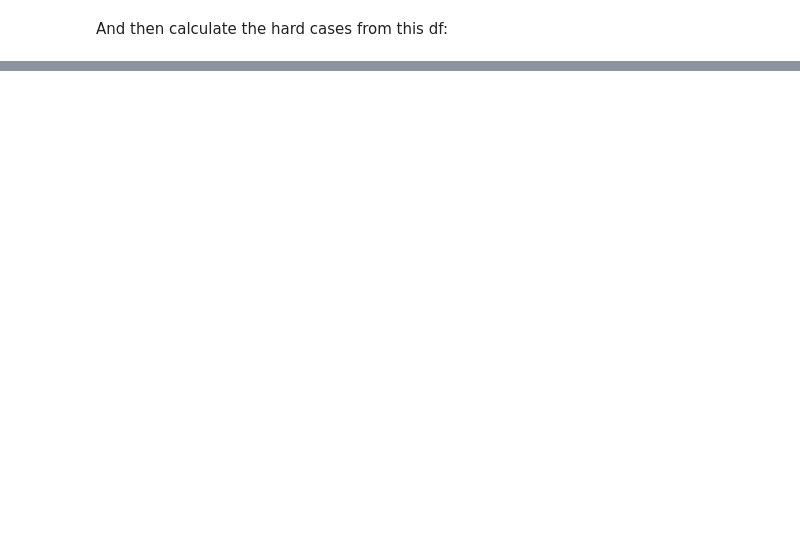
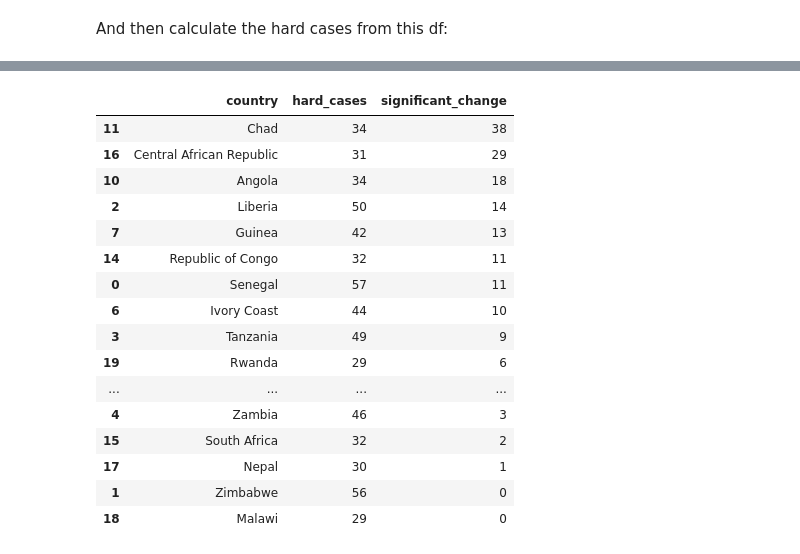
Before and after one commit to lboekestein/capstone, a Jupyter notebook: src/ACLED/ACLED.ipynb, the cells around one changed output, grey strips where cells are left out. Cells and saved outputs as stored; diff of their text form; code cells hidden in the pictures; blank space fills up the shorter version.

Commit message:
Computed amount of hard cases and log change on country-month level

```diff
--- a/src/ACLED/ACLED.ipynb
+++ b/src/ACLED/ACLED.ipynb
@@ -119,5 +99,2 @@ def calculate_fatalities_last_month(df):
 # %% [markdown]
 And then calculate the hard cases from this df:
-# %%
-df_monthly = calculate_fatalities_last_month(all_country_df)
-df_monthly.head()
@@ -129,0 +101,3 @@ NameError: name 'df_monthly' is not defined
+# %%
+# set df_montly["hard cases"] to true if fatalities of current month is > 0 and fatalities of previous month was 0
+df_monthly["hard_cases"] = (df_monthly["fatalities"] > 0) & (df_monthly["fatalities"].shift(1) == 0)
@@ -129,0 +110,2 @@ NameError: name 'df_monthly' is not defined
+# %%
+df_monthly["log change"] = np.log(df_monthly["fatalities"] + 1) - np.log(df_monthly["fatalities"].shift(1) + 1)
@@ -129,0 +124,6 @@ NameError: name 'df_monthly' is not defined
+# %%
+df_monthly["significant_change"] = (abs(df_monthly["log change"]) > 3)
+df_monthly["sudden_escalation"] = (df_monthly["log change"] > 3)
+df_monthly["sudden_deescalation"] = (df_monthly["log change"] < -3)
+
+df_monthly.head()
@@ -129,0 +190,23 @@ NameError: name 'df_monthly' is not defined
+# %%
+df_hard = df_monthly.groupby("country")["hard_cases"].sum().sort_values(ascending=False).reset_index()
+df_sudden = df_monthly.groupby("country")["significant_change"].sum().sort_values(ascending=False).reset_index()
+# merge df
+df_hard.merge(df_sudden, on="country", suffixes=("_hard", "_sudden")).head(20).sort_values("significant_change", ascending=False)
+# %% [output]
+|  | country | hard_cases | significant_change |
+| 11 | Chad | 34 | 38 |
+| 16 | Central African Republic | 31 | 29 |
+| 10 | Angola | 34 | 18 |
+| 2 | Liberia | 50 | 14 |
+| 7 | Guinea | 42 | 13 |
+| 14 | Republic of Congo | 32 | 11 |
+| 0 | Senegal | 57 | 11 |
+| 6 | Ivory Coast | 44 | 10 |
+| 3 | Tanzania | 49 | 9 |
+| 19 | Rwanda | 29 | 6 |
+| ... | ... | ... | ... |
+| 4 | Zambia | 46 | 3 |
+| 15 | South Africa | 32 | 2 |
+| 17 | Nepal | 30 | 1 |
+| 1 | Zimbabwe | 56 | 0 |
+| 18 | Malawi | 29 | 0 |
```
Also changed, not shown: parts of 14 cells of this notebook.
